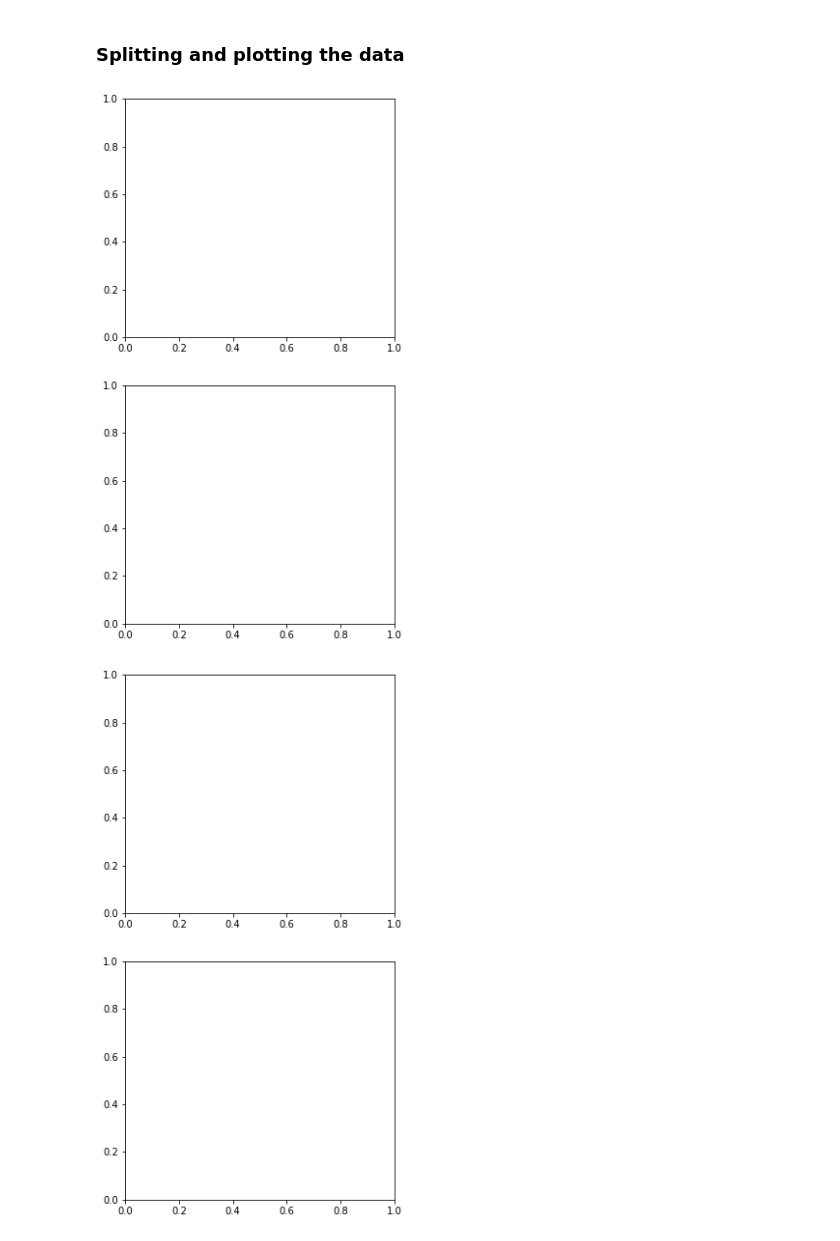
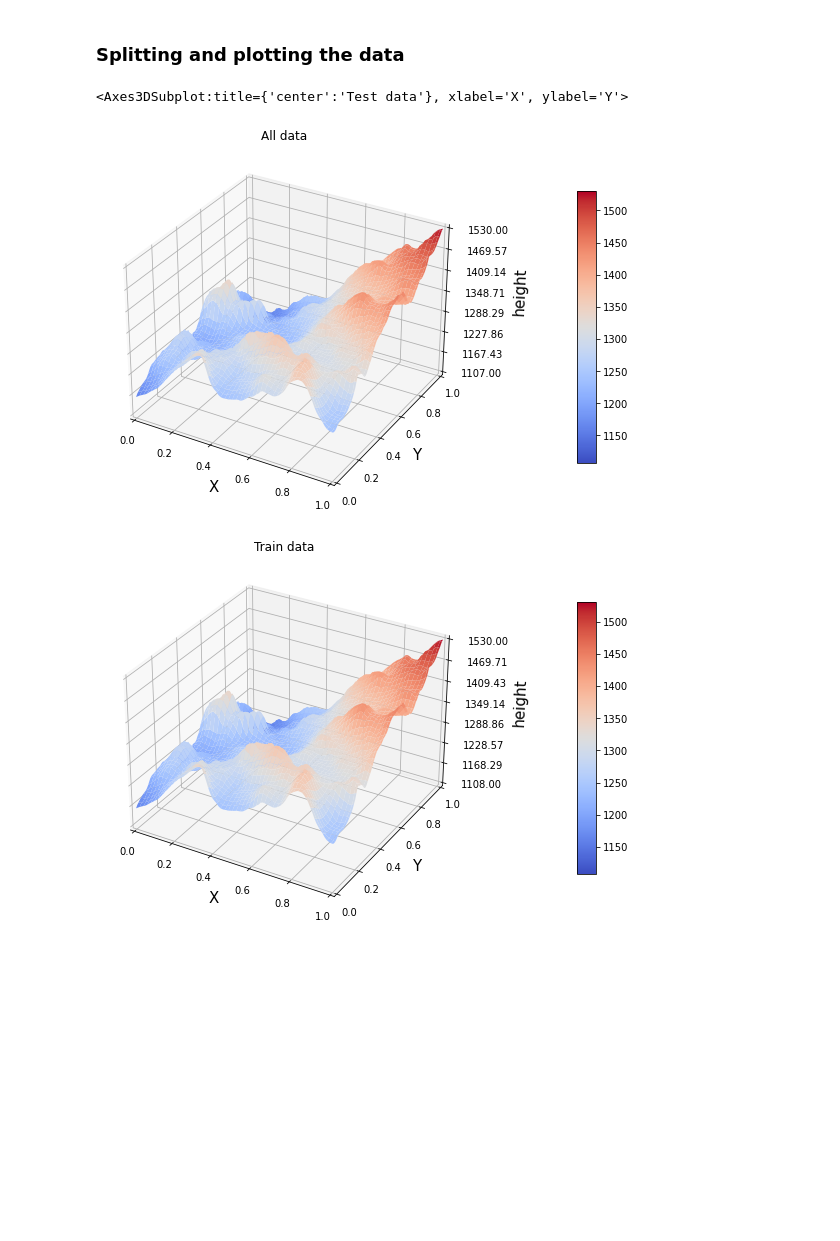
Before and after one commit to oliverif/FYS-STK4155-project2, a Jupyter notebook: notebooks/Reports/Part a.ipynb, the cells around one changed output. Drawn from its saved outputs; the diff is of its cells as text; code cells hidden in the pictures; blank space fills up the shorter version.

```diff
--- a/notebooks/Reports/Part a.ipynb
+++ b/notebooks/Reports/Part a.ipynb
@@ -17,18 +20,13 @@ X, z = create_dataset('../../data/raw/SRTM_data_Norway_1.tif',degree=4)
 # %%
 from visualization.visualize import plot_surf_from_X
 from sklearn.model_selection import  train_test_split
-import matplotlib.pyplot as plt
 
 X_train, X_test, z_train, z_test = train_test_split(X,z, test_size=0.2)
 
-fig,(ax1,ax2) = plt.subplots(2,1,figsize=(5,10))
-#gs = fig.add_gridspec(2,2)
-#sub1 =fig.add_subfigure(gs[0,0])
-#sub2 = plot_surf_from_X(X,z)
-#sub2.set_figure(fig)
-#plot_surf_from_X(X_train,z_train)
-ax1 = plot_surf_from_X(X_test,z_test)
-fig
+plot_surf_from_X(X,z,'All data')
+plot_surf_from_X(X_train,z_train,'Train data')
+plot_surf_from_X(X_test,z_test,'Test data')
 # %% [output]
+<Axes3DSubplot:title={'center':'Test data'}, xlabel='X', ylabel='Y'>
-[figure, old version]
+[figure, new version]
-[figure, old version]
+[figure, new version]
```
Also changed, not shown: parts of 20 cells of this notebook, 10 other files.
